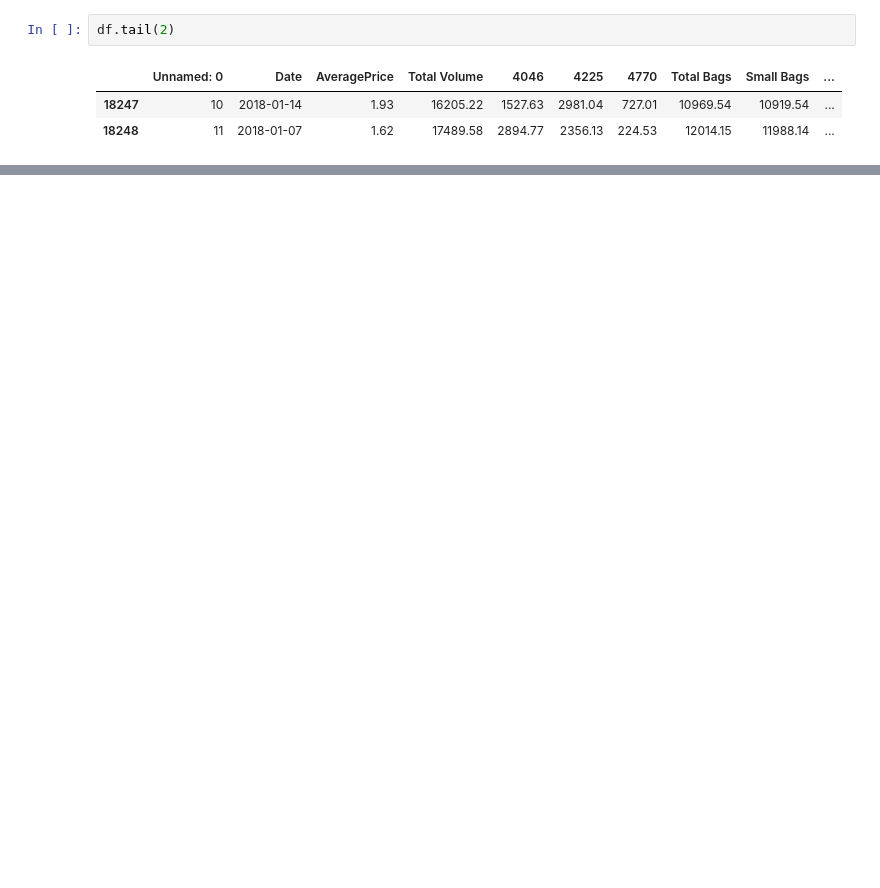
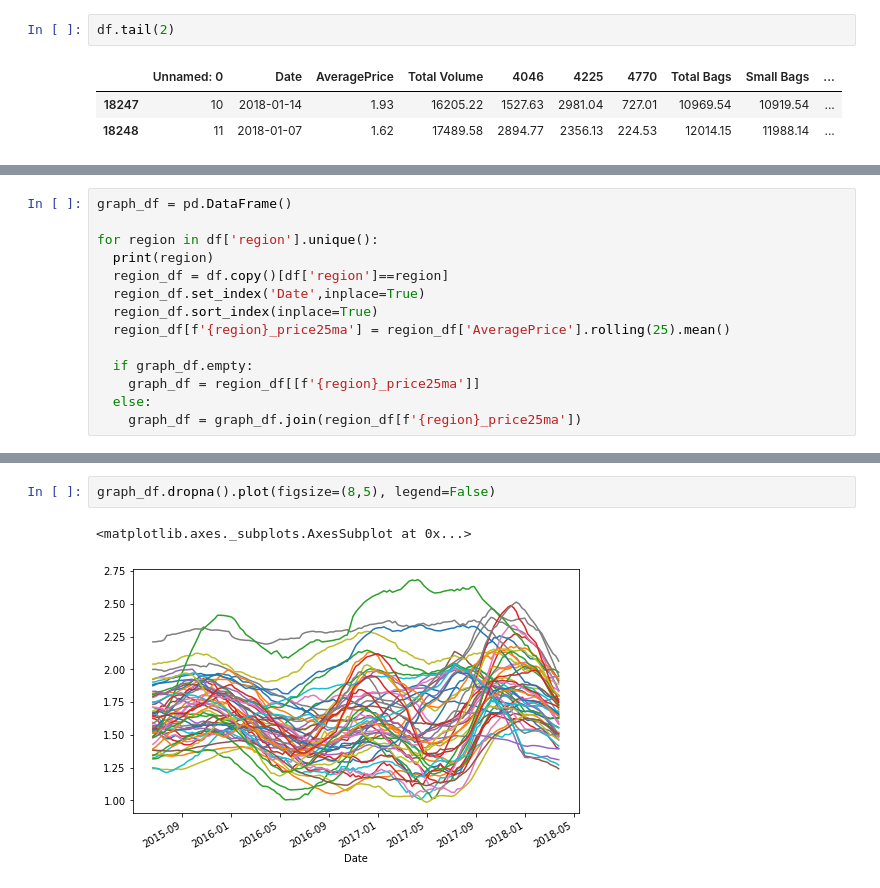
Before and after one commit to bdfd/00Project04_Avacado_Price_Analysis, a Jupyter notebook: Avocado_Price_Sale_Analysis.ipynb, the cells around one changed output, grey strips where cells are left out. Drawn from its saved outputs; the diff is of its cells as text; blank space fills up the shorter version.

```diff
--- a/Avocado_Price_Sale_Analysis.ipynb
+++ b/Avocado_Price_Sale_Analysis.ipynb
@@ -37,0 +122,14 @@ albany_df.head(3)
+# %%
+graph_df = pd.DataFrame()
+
+for region in df['region'].unique():
+  print(region)
+  region_df = df.copy()[df['region']==region]
+  region_df.set_index('Date',inplace=True)
+  region_df.sort_index(inplace=True)
+  region_df[f'{region}_price25ma'] = region_df['AveragePrice'].rolling(25).mean()
+
+  if graph_df.empty:
+    graph_df = region_df[[f'{region}_price25ma']]
+  else:
+    graph_df = graph_df.join(region_df[f'{region}_price25ma'])
@@ -37,0 +165,5 @@ albany_df.head(3)
+# %%
+graph_df.dropna().plot(figsize=(8,5), legend=False)
+# %% [output]
+<matplotlib.axes._subplots.AxesSubplot at 0x...>
+[figure, added]
```
Also changed, not shown: parts of 18 cells of this notebook.
